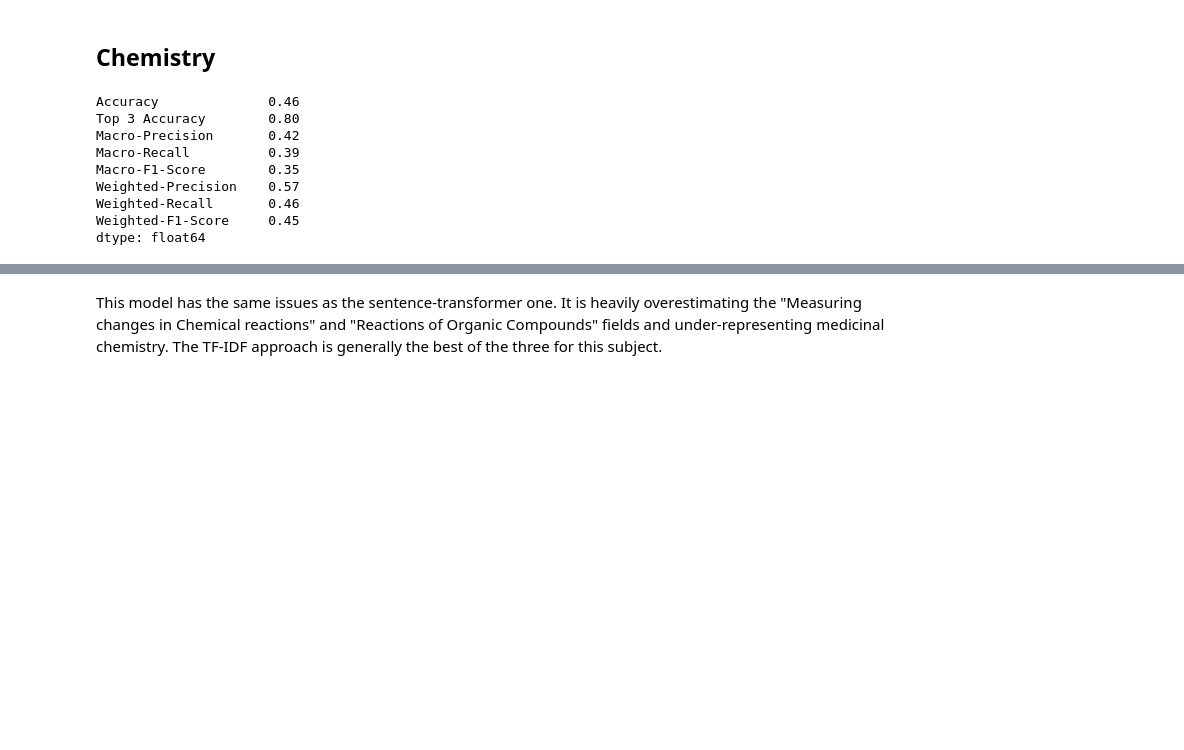
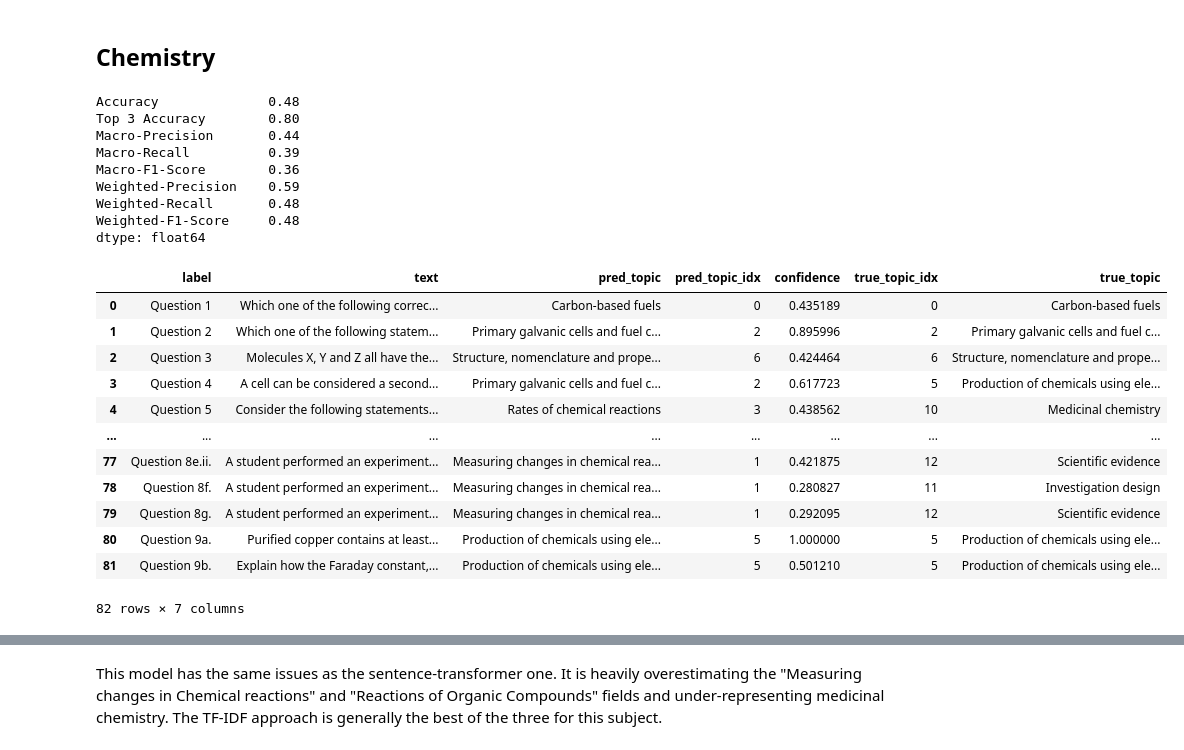
Before and after one commit to ykip10/Qlassifier, a Jupyter notebook: notebooks/modelling/instructor.ipynb, the cells around one changed output, grey strips where cells are left out. Cells and saved outputs as stored; diff of their text form; code cells hidden in the pictures; blank space fills up the shorter version.

```diff
--- a/notebooks/modelling/instructor.ipynb
+++ b/notebooks/modelling/instructor.ipynb
@@ -44,17 +50,33 @@ true_topic_indices = true_topic_mcq + [
 
 chem_res = results[0]
 chem_res.correct_topics = true_topic_indices
-round(chem_res.summary("overall"), 2)
+round(chem_res.summary(by="overall"), 2)
 # %% [output]
-Accuracy              0.46
+Accuracy              0.48
 Top 3 Accuracy        0.80
-Macro-Precision       0.42
+Macro-Precision       0.44
 Macro-Recall          0.39
-Macro-F1-Score        0.35
-Weighted-Precision    0.57
-Weighted-Recall       0.46
-Weighted-F1-Score     0.45
+Macro-F1-Score        0.36
+Weighted-Precision    0.59
+Weighted-Recall       0.48
+Weighted-F1-Score     0.48
 dtype: float64
+# %%
+chem_res.pred_df
+# %% [output]
+|  | label | text | pred_topic | pred_topic_idx | confidence | true_topic_idx | true_topic |
+| 0 | Question 1 | Which one of the following correc... | Carbon-based fuels | 0 | 0.435189 | 0 | Carbon-based fuels |
+| 1 | Question 2 | Which one of the following statem... | Primary galvanic cells and fuel c... | 2 | 0.895996 | 2 | Primary galvanic cells and fuel c... |
+| 2 | Question 3 | Molecules X, Y and Z all have the... | Structure, nomenclature and prope... | 6 | 0.424464 | 6 | Structure, nomenclature and prope... |
+| 3 | Question 4 | A cell can be considered a second... | Primary galvanic cells and fuel c... | 2 | 0.617723 | 5 | Production of chemicals using ele... |
+| 4 | Question 5 | Consider the following statements... | Rates of chemical reactions | 3 | 0.438562 | 10 | Medicinal chemistry |
+| ... | ... | ... | ... | ... | ... | ... | ... |
+| 77 | Question 8e.ii. | A student performed an experiment... | Measuring changes in chemical rea... | 1 | 0.421875 | 12 | Scientific evidence |
+| 78 | Question 8f. | A student performed an experiment... | Measuring changes in chemical rea... | 1 | 0.280827 | 11 | Investigation design |
+| 79 | Question 8g. | A student performed an experiment... | Measuring changes in chemical rea... | 1 | 0.292095 | 12 | Scientific evidence |
+| 80 | Question 9a. | Purified copper contains at least... | Production of chemicals using ele... | 5 | 1.000000 | 5 | Production of chemicals using ele... |
+| 81 | Question 9b. | Explain how the Faraday constant,... | Production of chemicals using ele... | 5 | 0.501210 | 5 | Production of chemicals using ele... |
+82 rows × 7 columns
 # %%
 round(chem_res.summary("topic"), 2)
 # %% [output]
```
Also changed, not shown: parts of 10 cells of this notebook, 14 other files.
